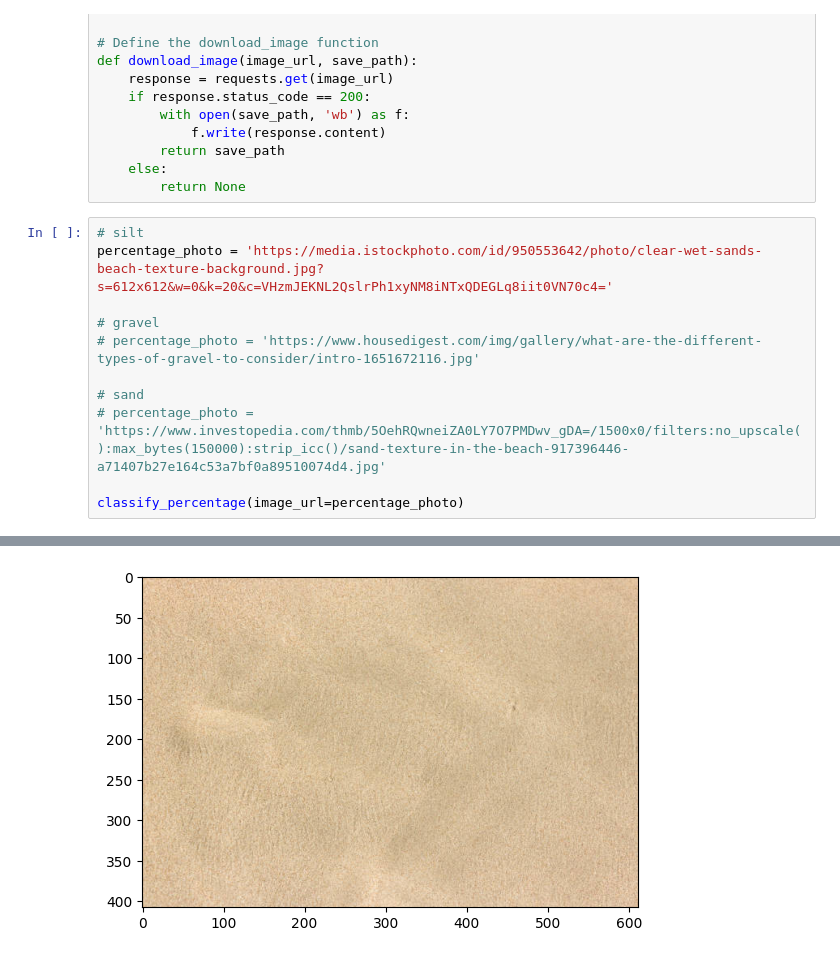
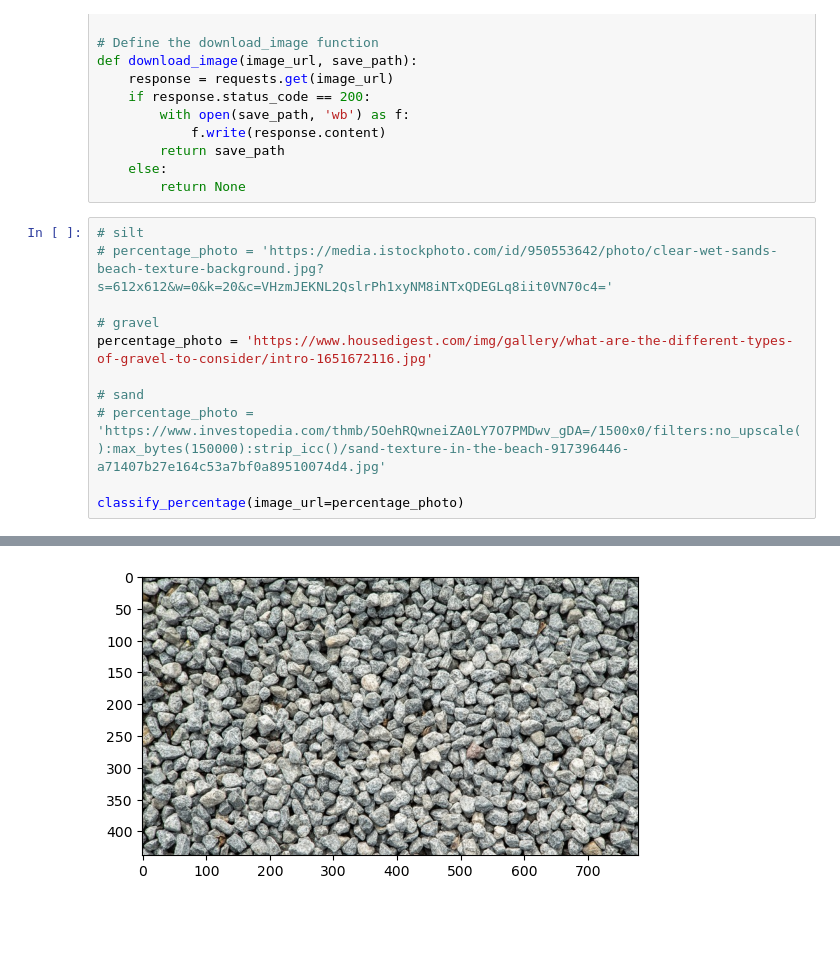
Before and after one commit to tranade/TerraVisionTechnologies, a Jupyter notebook: soil_crops.ipynb, the cells around one changed output, grey strips where cells are left out. Saved outputs shown, nothing was run; the diff lists cells and outputs as text; blank space fills up the shorter version.

```diff
--- a/soil_crops.ipynb
+++ b/soil_crops.ipynb
@@ -132,10 +132,10 @@ def download_image(image_url, save_path):
         return None
 # %%
 # silt
-percentage_photo = 'https://media.istockphoto.com/id/950553642/photo/clear-wet-sands-beach-texture-background.jpg?s=612x612&w=0&k=20&c=VHzmJEKNL2QslrPh1xyNM8iNTxQDEGLq8iit0VN70c4='
+# percentage_photo = 'https://media.istockphoto.com/id/950553642/photo/clear-wet-sands-beach-texture-background.jpg?s=612x612&w=0&k=20&c=VHzmJEKNL2QslrPh1xyNM8iNTxQDEGLq8iit0VN70c4='
 
 # gravel
-# percentage_photo = 'https://www.housedigest.com/img/gallery/what-are-the-different-types-of-gravel-to-consider/intro-1651672116.jpg'
+percentage_photo = 'https://www.housedigest.com/img/gallery/what-are-the-different-types-of-gravel-to-consider/intro-1651672116.jpg'
 
 # sand
 # percentage_photo = 'https://www.investopedia.com/thmb/5OehRQwneiZA0LY7O7PMDwv_gDA=/1500x0/filters:no_upscale():max_bytes(150000):strip_icc()/sand-texture-in-the-beach-917396446-a71407b27e164c53a7bf0a89510074d4.jpg'
@@ -162 +162 @@ Remember to consider other factors such as sunlight exposure, drainage, and clim
-[figure, old version]
+[figure, new version]
```
Also changed, not shown: parts of 1 cell of this notebook, 5 other files.
